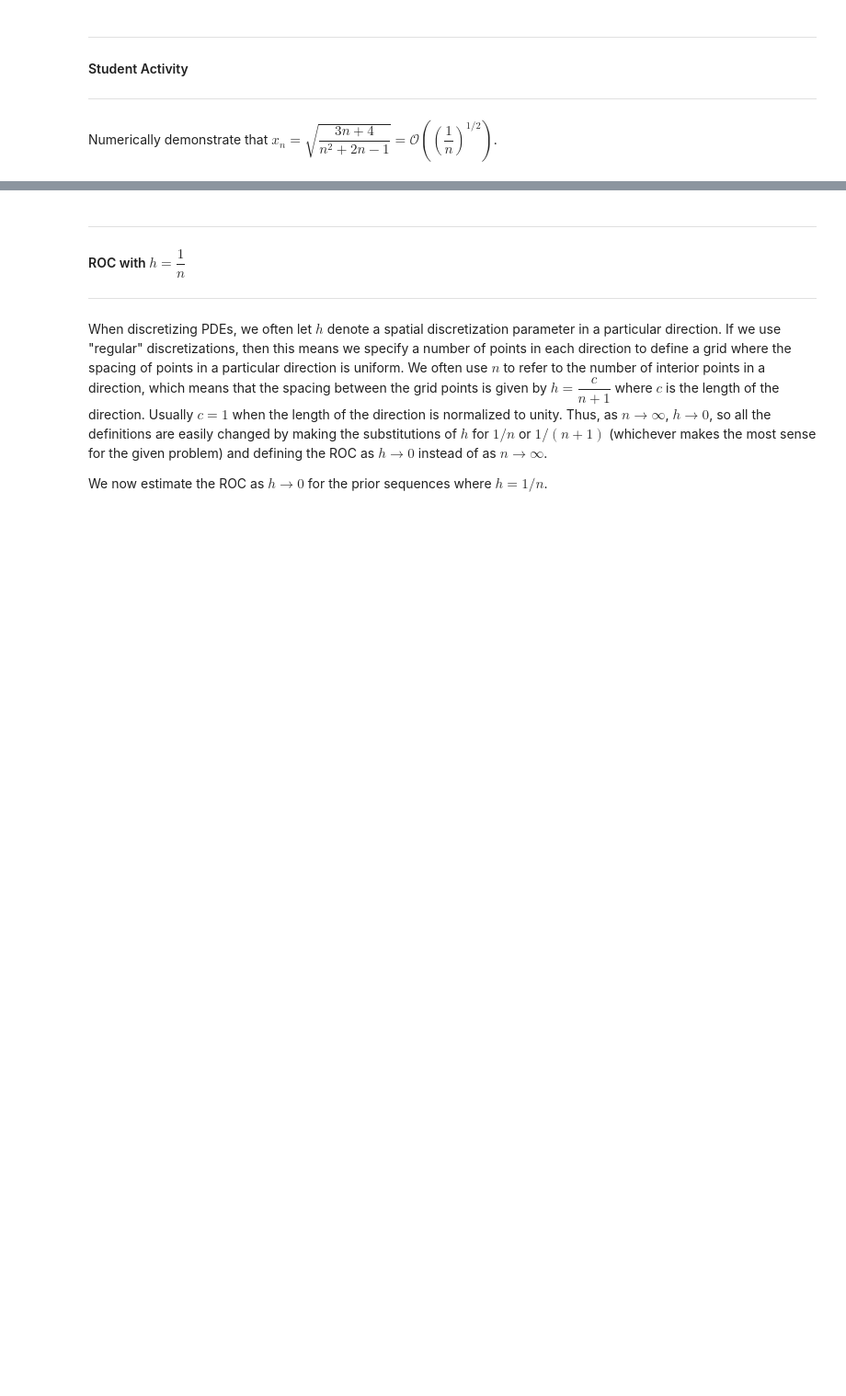
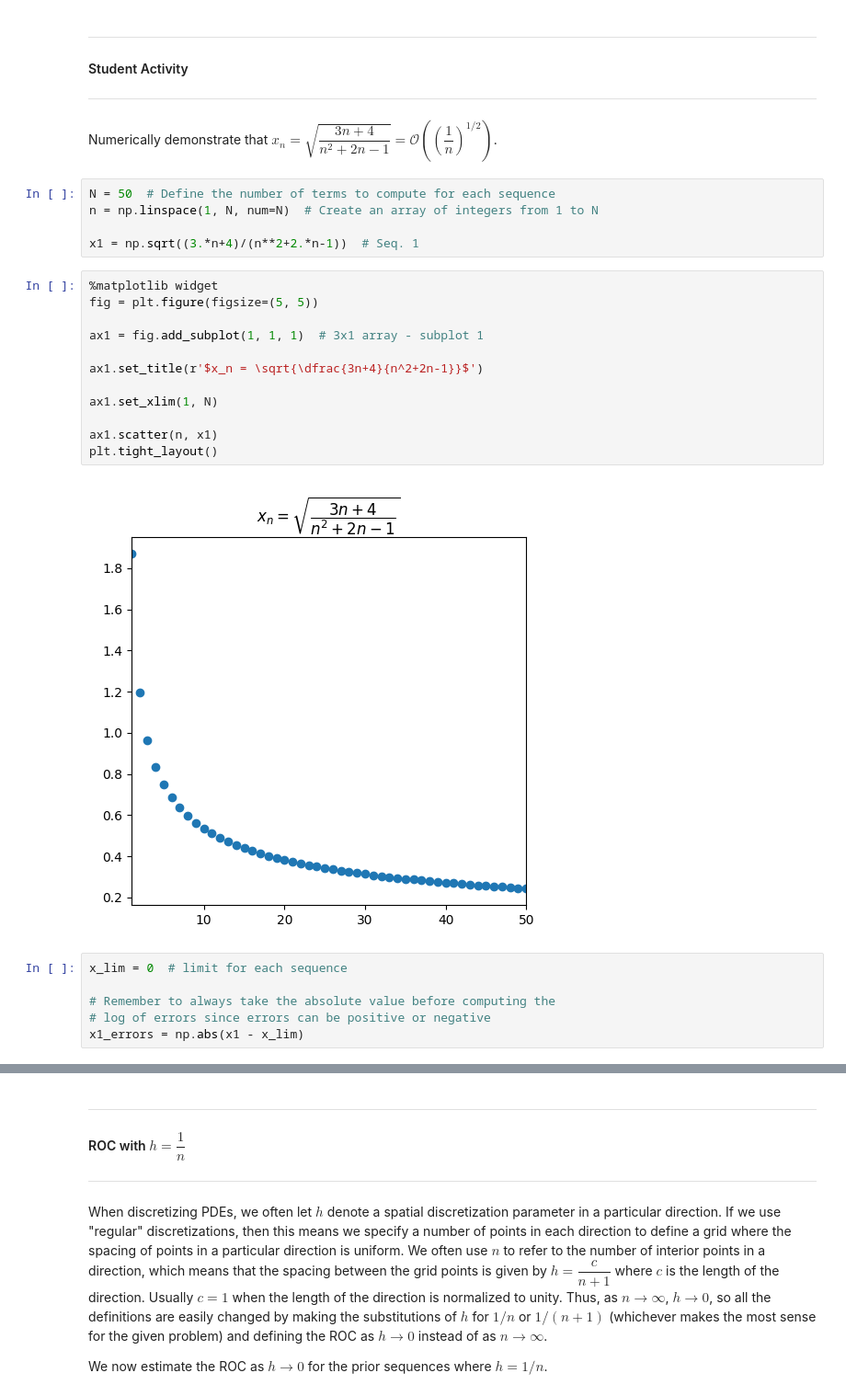
Before and after one commit to knownothingbozo/Intro-PDEs-Theory-and-Computations, a Jupyter notebook: Chp1/Chp1Sec2.ipynb, the cells around one changed output, grey strips where cells are left out. Shown at 92% size. Drawn from its saved outputs; the diff is of its cells as text; blank space fills up the shorter version.

```diff
--- a/Chp1/Chp1Sec2.ipynb
+++ b/Chp1/Chp1Sec2.ipynb
@@ -596,3 +615,28 @@ plt.tight_layout()
 ---
 
 Numerically demonstrate that $x_n = \sqrt{\dfrac{3n+4}{n^2+2n-1}}=\mathcal{O}\left(\left(\dfrac{1}{n}\right)^{1/2}\right)$.
+# %%
+N = 50  # Define the number of terms to compute for each sequence
+n = np.linspace(1, N, num=N)  # Create an array of integers from 1 to N
+
+x1 = np.sqrt((3.*n+4)/(n**2+2.*n-1))  # Seq. 1
+# %%
+%matplotlib widget
+fig = plt.figure(figsize=(5, 5))
+
+ax1 = fig.add_subplot(1, 1, 1)  # 3x1 array - subplot 1
+
+ax1.set_title(r'$x_n = \sqrt{\dfrac{3n+4}{n^2+2n-1}}$')
+
+ax1.set_xlim(1, N)
+
+ax1.scatter(n, x1)
+plt.tight_layout()
+# %% [output]
+[figure, added]
+# %%
+x_lim = 0  # limit for each sequence
+
+# Remember to always take the absolute value before computing the
+# log of errors since errors can be positive or negative
+x1_errors = np.abs(x1 - x_lim)
```
Also changed, not shown: parts of 30 cells of this notebook, 1 other file.
